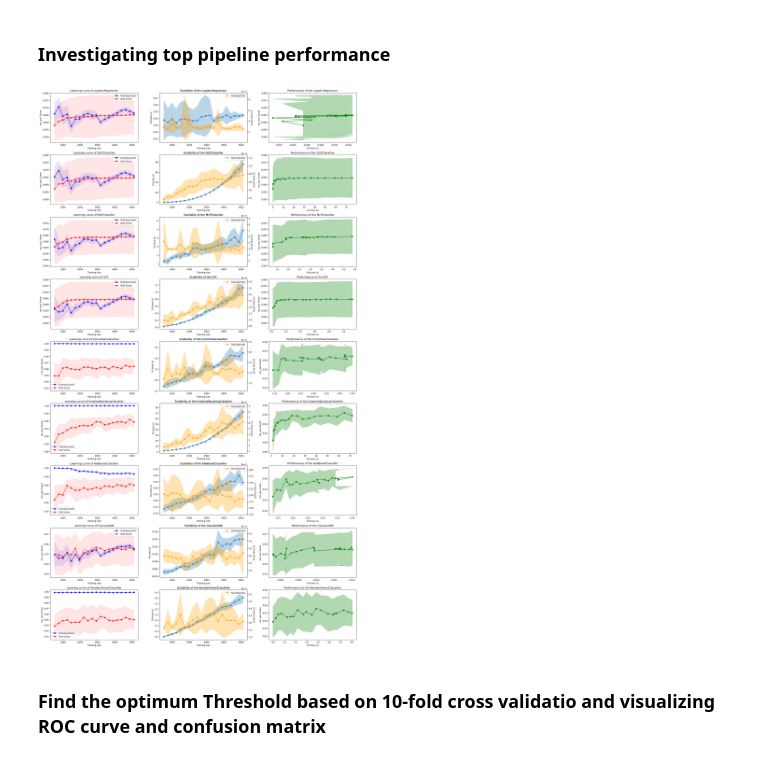
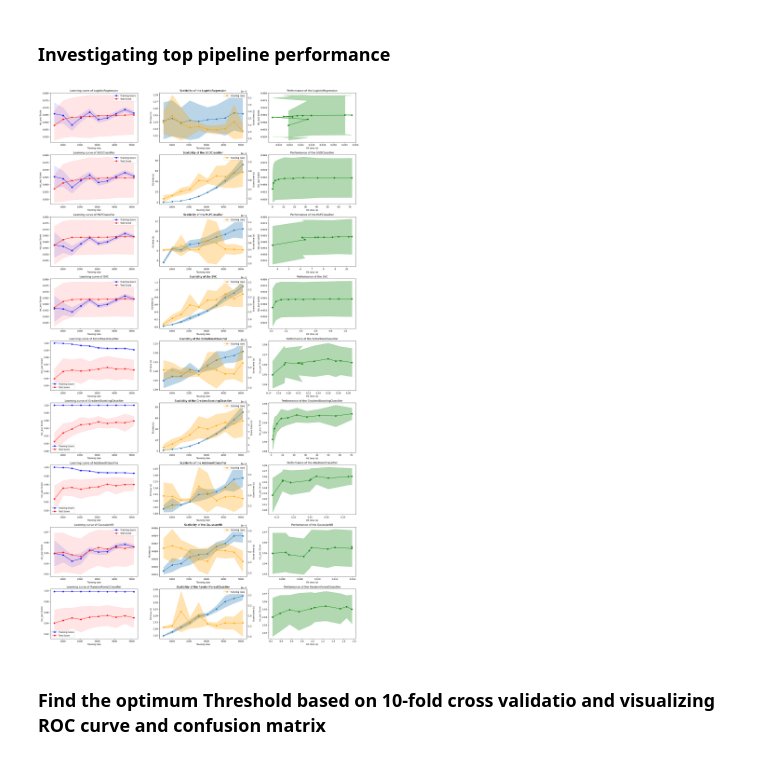
Before and after one commit to hamedtea/thesis, a Jupyter notebook: Feature_based_ML_model.ipynb, the cells around one changed output. Drawn from its saved outputs; the diff is of its cells as text; code cells hidden in the pictures.

```diff
--- a/Feature_based_ML_model.ipynb
+++ b/Feature_based_ML_model.ipynb
@@ -452,7 +452,7 @@ n_splits = 10
 common_params = {
     "X": X_train,
     "y": y_train,
-    "train_sizes": np.linspace(0.1, 1.0, 20),
+    "train_sizes": np.linspace(0.1, 1.0, 10),
     "cv": stratified_kf,
     "n_jobs": -1,
     #"line_kw": {"marker": "o"},
@@ -513,34 +513,34 @@ for ax_idx, pipeline in enumerate(top_pipelines):
         train_sizes,
         score_times.mean(axis=1) - score_times.std(axis=1),
         score_times.mean(axis=1) + score_times.std(axis=1),
         alpha=0.3, color = 'orange'
     )
     axx.ticklabel_format(axis='y', style='sci', scilimits=(0,0))
     axx.set_xlabel("Training size")
     axx.set_ylabel("Score time (s)")
     axx.set_title(f'Scalibility of the {est_name}')
     axx.legend(loc="best")
 
 # Pipeline performance based to test score
     ax[ax_idx][2].plot(fit_times.mean(axis=1), test_scores.mean(axis=1), "o-", color="g")
     ax[ax_idx][2].fill_between(
         fit_times.mean(axis=1),
         test_scores.mean(axis=1) - test_scores.std(axis=1),
         test_scores.mean(axis=1) + test_scores.std(axis=1),
         alpha=0.3, color="g"
     )
     ax[ax_idx][2].set_ylabel(f"{common_params['scoring']} Score")
     ax[ax_idx][2].set_xlabel("Fit time (s)")
     ax[ax_idx][2].set_title(
         f"Performance of the {est_name}"
     )
 #LearningCurveDisplay.from_estimator(pipeline, **common_params, ax=ax[ax_idx, 0])
 #handles, label = ax[ax_idx, 0].get_legend_handles_labels()
 #ax[ax_idx][0].legend(handles[:2], ["Training Score", "Test Score"])
 #est_name = pipeline.named_steps['estimator'].__class__.__name__
 #ax[ax_idx][0].set_title(est_name)
 # %% [output]
-[figure, old version]
+[figure, new version]
 # %% [markdown]
 ### Find the optimum Threshold based on 10-fold cross validatio and visualizing ROC curve and confusion matrix
 # %%
```
Also changed, not shown: parts of 6 cells of this notebook.
